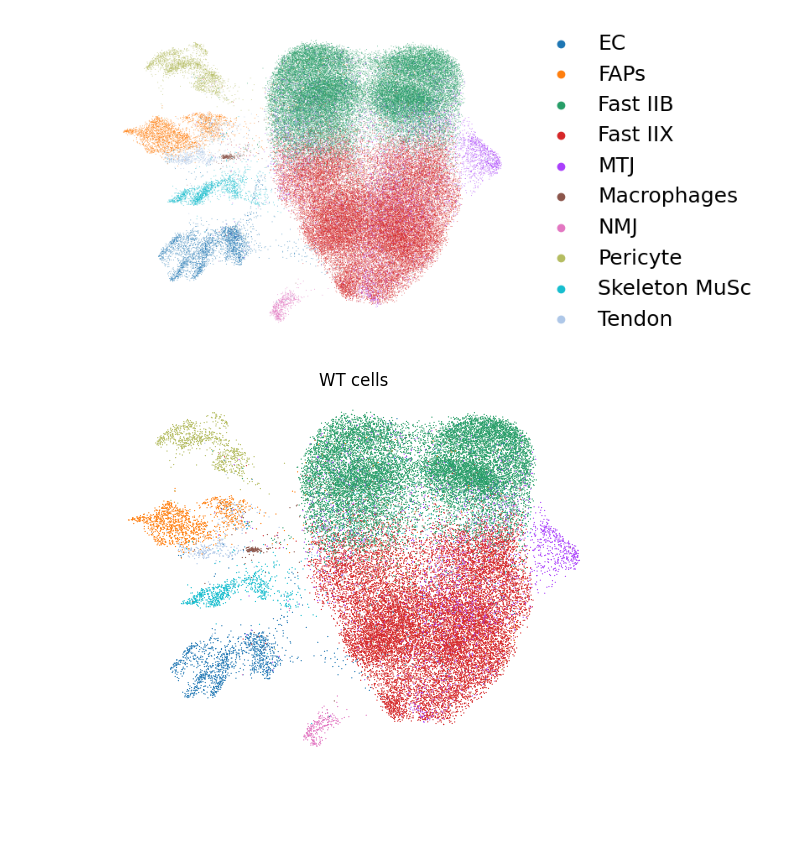
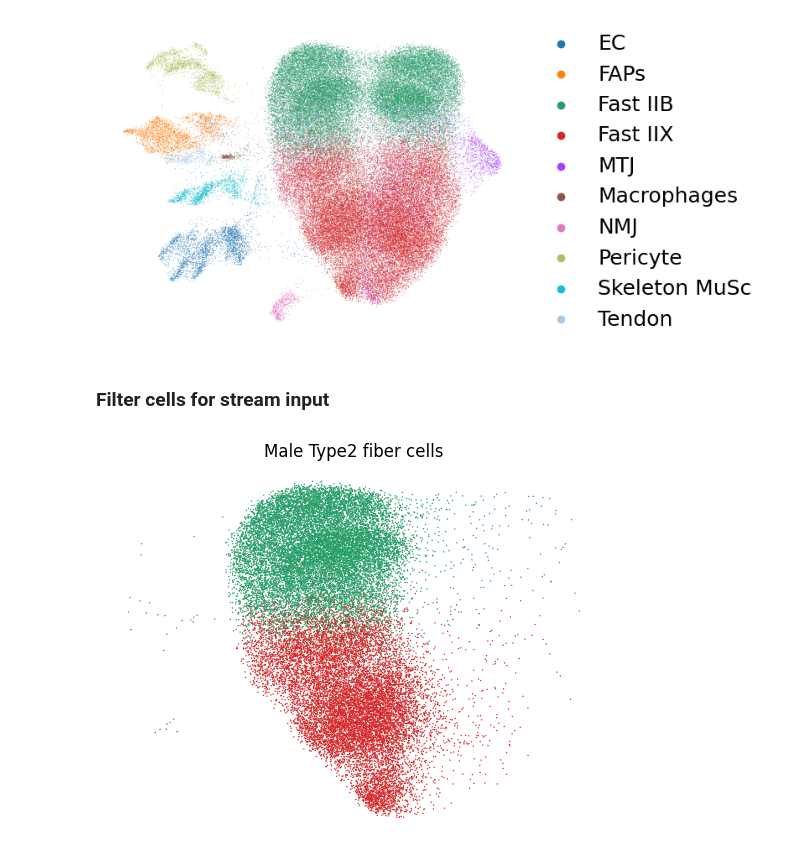
Before and after one commit to sachha-naksha/TA_muscle_ageing, a Jupyter notebook: py_scripts/grn_inference/0_scanpy_preproc.ipynb, the cells around one changed output. Drawn from its saved outputs; the diff is of its cells as text; code cells hidden in the pictures; blank space fills up the shorter version.

```diff
--- a/py_scripts/grn_inference/0_scanpy_preproc.ipynb
+++ b/py_scripts/grn_inference/0_scanpy_preproc.ipynb
@@ -81,10 +122,16 @@ sc.pl.umap(adata, color=['C_scANVI'], frameon=False, legend_fontsize=18,
            legend_fontweight='bold', legend_fontoutline=2, title='')
 # %% [output]
 [figure]
+# %% [markdown]
+### Filter cells for stream input
+# %%
+## subset to only fast2b and fast2x cell types
+male_adata_subset = male_adata_subset[male_adata_subset.obs['C_scANVI'].isin(['Fast IIB', 'Fast IIX'])]
+female_adata_subset = female_adata_subset[female_adata_subset.obs['C_scANVI'].isin(['Fast IIB', 'Fast IIX'])]
 # %%
 #umap colors by both cell metadata and var.names (gene_names)
-sc.pl.umap(wt_adata_subset, color=['C_scANVI'], frameon=False, title='WT cells', show=True, legend_loc=None)
+sc.pl.umap(male_adata_subset, color=['C_scANVI'], frameon=False, title='Male Type2 fiber cells', show=True, legend_loc=None)
 # %% [output]
-[figure, old version]
+[figure, new version]
 # %%
 #umap colors by both cell metadata and var.names (gene_names)
```
Also changed, not shown: parts of 13 cells of this notebook, 4 other files.
